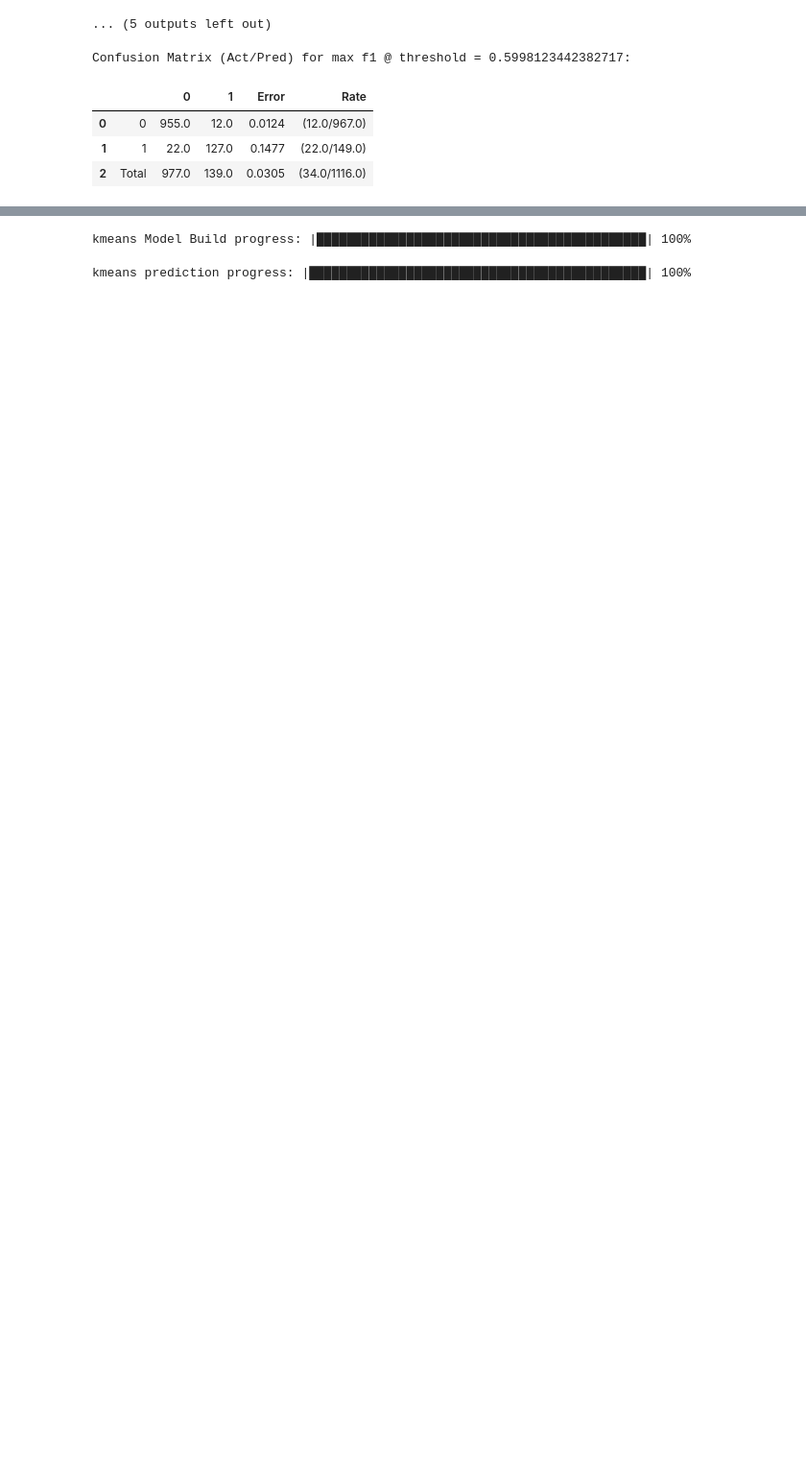
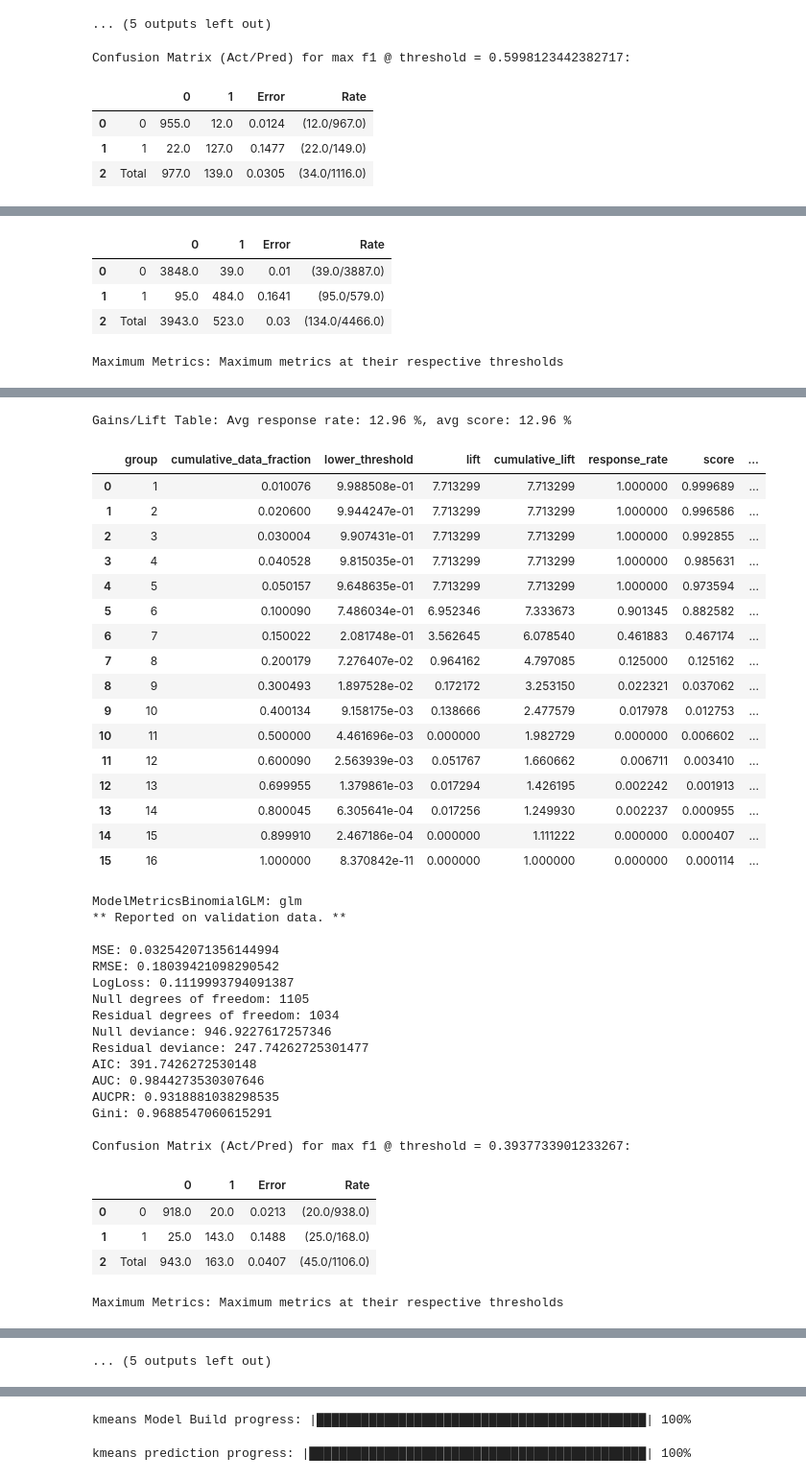
Before and after one commit to AlexAlexeyuk/AlexAlexeyuk, a Jupyter notebook: Alexeyuk_Spam_identification.ipynb, the cells around one changed output, grey strips where cells are left out. Shown at 96% size. Saved outputs shown, nothing was run; the diff lists cells and outputs as text; code cells hidden in the pictures; blank space fills up the shorter version.

```diff
--- a/Alexeyuk_Spam_identification.ipynb
+++ b/Alexeyuk_Spam_identification.ipynb
@@ -665,3 +702,6 @@ Confusion Matrix (Act/Pred) for max f1 @ threshold = 0.5998123442382717:
 | 0 | 0 | 955.0 | 12.0 | 0.0124 | (12.0/967.0) |
 | 1 | 1 | 22.0 | 127.0 | 0.1477 | (22.0/149.0) |
 | 2 | Total | 977.0 | 139.0 | 0.0305 | (34.0/1116.0) |
+# %%
+glm_embeddings.auc
+# %% [output]
@@ -667,0 +733,5 @@ Confusion Matrix (Act/Pred) for max f1 @ threshold = 0.5998123442382717:
+|  |  | 0 | 1 | Error | Rate |
+| 0 | 0 | 3848.0 | 39.0 | 0.01 | (39.0/3887.0) |
+| 1 | 1 | 95.0 | 484.0 | 0.1641 | (95.0/579.0) |
+| 2 | Total | 3943.0 | 523.0 | 0.03 | (134.0/4466.0) |
+Maximum Metrics: Maximum metrics at their respective thresholds
@@ -667,0 +755,39 @@ Confusion Matrix (Act/Pred) for max f1 @ threshold = 0.5998123442382717:
+Gains/Lift Table: Avg response rate: 12.96 %, avg score: 12.96 %
+|  | group | cumulative_data_fraction | lower_threshold | lift | cumulative_lift | response_rate | score | ... |
+| 0 | 1 | 0.010076 | 9.988508e-01 | 7.713299 | 7.713299 | 1.000000 | 0.999689 | ... |
+| 1 | 2 | 0.020600 | 9.944247e-01 | 7.713299 | 7.713299 | 1.000000 | 0.996586 | ... |
+| 2 | 3 | 0.030004 | 9.907431e-01 | 7.713299 | 7.713299 | 1.000000 | 0.992855 | ... |
+| 3 | 4 | 0.040528 | 9.815035e-01 | 7.713299 | 7.713299 | 1.000000 | 0.985631 | ... |
+| 4 | 5 | 0.050157 | 9.648635e-01 | 7.713299 | 7.713299 | 1.000000 | 0.973594 | ... |
+| 5 | 6 | 0.100090 | 7.486034e-01 | 6.952346 | 7.333673 | 0.901345 | 0.882582 | ... |
+| 6 | 7 | 0.150022 | 2.081748e-01 | 3.562645 | 6.078540 | 0.461883 | 0.467174 | ... |
+| 7 | 8 | 0.200179 | 7.276407e-02 | 0.964162 | 4.797085 | 0.125000 | 0.125162 | ... |
+| 8 | 9 | 0.300493 | 1.897528e-02 | 0.172172 | 3.253150 | 0.022321 | 0.037062 | ... |
+| 9 | 10 | 0.400134 | 9.158175e-03 | 0.138666 | 2.477579 | 0.017978 | 0.012753 | ... |
+| 10 | 11 | 0.500000 | 4.461696e-03 | 0.000000 | 1.982729 | 0.000000 | 0.006602 | ... |
+| 11 | 12 | 0.600090 | 2.563939e-03 | 0.051767 | 1.660662 | 0.006711 | 0.003410 | ... |
+| 12 | 13 | 0.699955 | 1.379861e-03 | 0.017294 | 1.426195 | 0.002242 | 0.001913 | ... |
+| 13 | 14 | 0.800045 | 6.305641e-04 | 0.017256 | 1.249930 | 0.002237 | 0.000955 | ... |
+| 14 | 15 | 0.899910 | 2.467186e-04 | 0.000000 | 1.111222 | 0.000000 | 0.000407 | ... |
+| 15 | 16 | 1.000000 | 8.370842e-11 | 0.000000 | 1.000000 | 0.000000 | 0.000114 | ... |
+ModelMetricsBinomialGLM: glm
+** Reported on validation data. **
+
+MSE: 0.032542071356144994
+RMSE: 0.18039421098290542
+LogLoss: 0.1119993794091387
+Null degrees of freedom: 1105
+Residual degrees of freedom: 1034
+Null deviance: 946.9227617257346
+Residual deviance: 247.74262725301477
+AIC: 391.7426272530148
+AUC: 0.9844273530307646
+AUCPR: 0.9318881038298535
+Gini: 0.9688547060615291
+
+Confusion Matrix (Act/Pred) for max f1 @ threshold = 0.3937733901233267:
+|  |  | 0 | 1 | Error | Rate |
+| 0 | 0 | 918.0 | 20.0 | 0.0213 | (20.0/938.0) |
+| 1 | 1 | 25.0 | 143.0 | 0.1488 | (25.0/168.0) |
+| 2 | Total | 943.0 | 163.0 | 0.0407 | (45.0/1106.0) |
+Maximum Metrics: Maximum metrics at their respective thresholds
@@ -667,0 +811 @@ Confusion Matrix (Act/Pred) for max f1 @ threshold = 0.5998123442382717:
+... (5 outputs left out)
```
Also changed, not shown: parts of 49 cells of this notebook.
